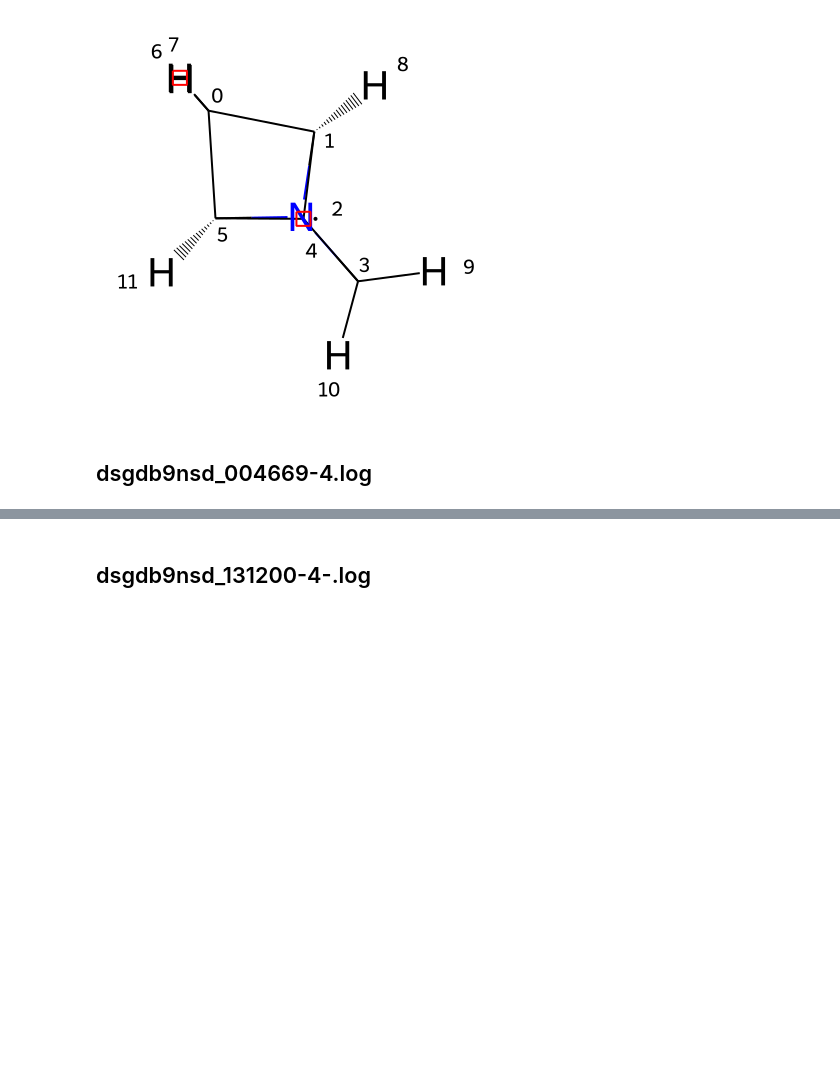
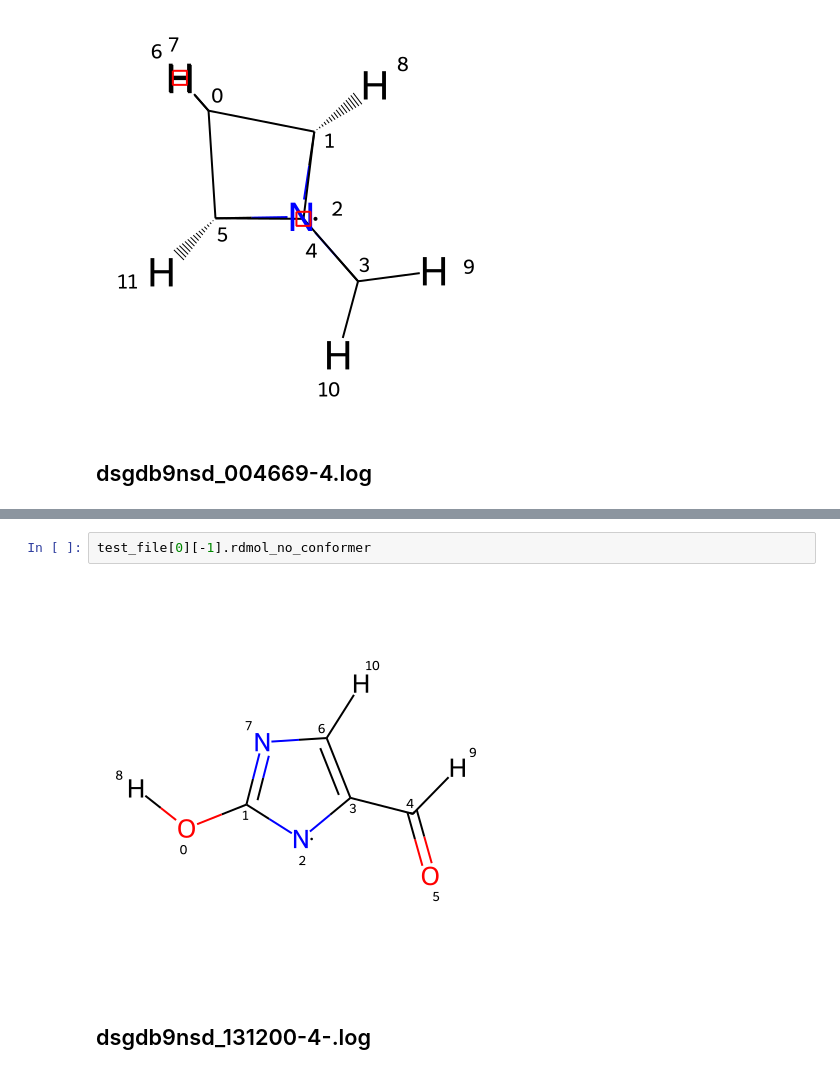
Before and after one commit to gentle1999/MolOP, a Jupyter notebook: docs/en/structure_recovery_cases.ipynb, the cells around one changed output, grey strips where cells are left out. Drawn from its saved outputs; the diff is of its cells as text; blank space fills up the shorter version.

```diff
--- a/docs/en/structure_recovery_cases.ipynb
+++ b/docs/en/structure_recovery_cases.ipynb
@@ -177,4 +181,8 @@ test_file[0][-1].rdmol
 [figure]
+# %%
+test_file[0][-1].rdmol_no_conformer
+# %% [output]
+[figure, added]
 # %% [markdown]
 ## dsgdb9nsd_131200-4-.log
 # %%
```
Also changed, not shown: parts of 49 cells of this notebook, 45 other files.
